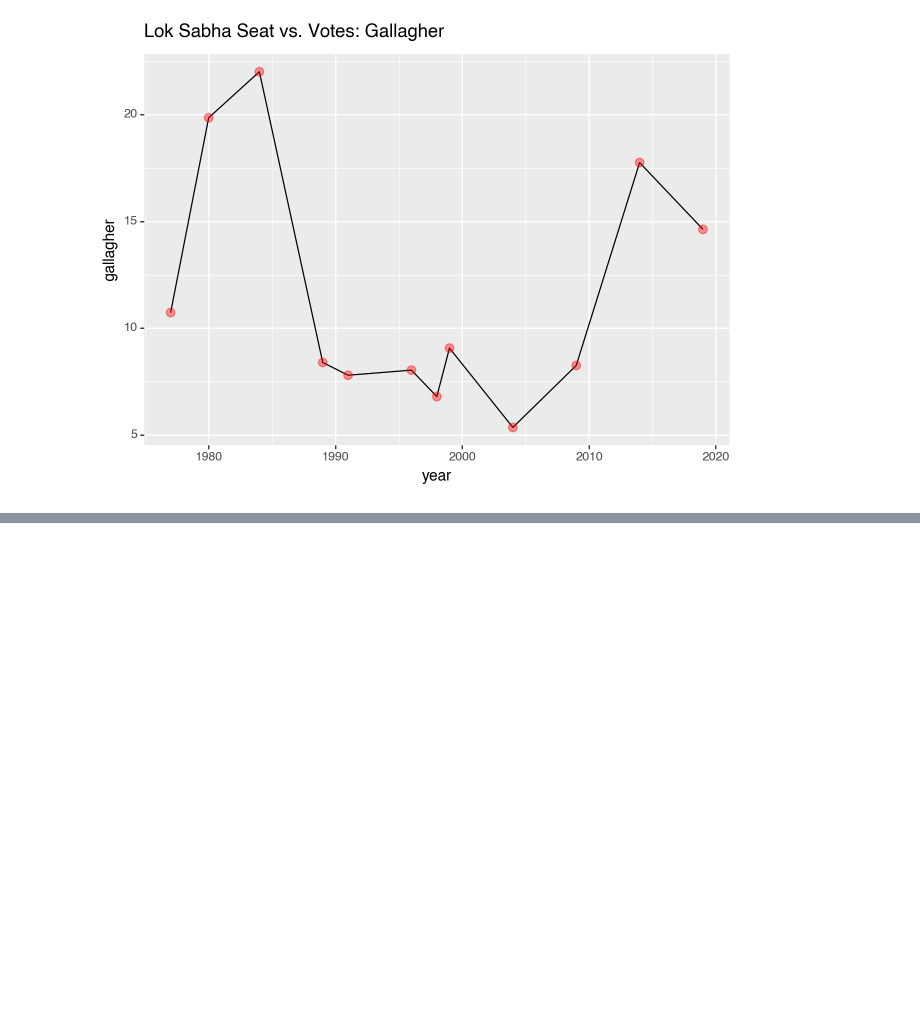
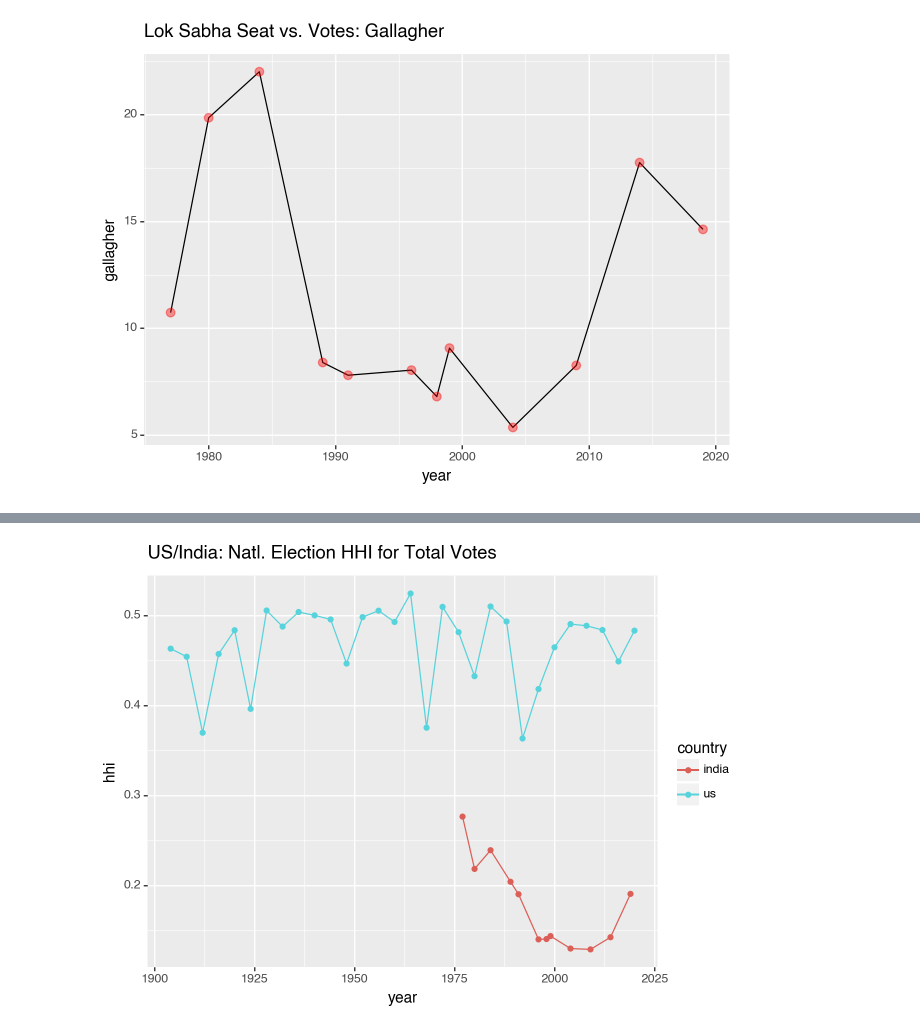
Before and after one commit to bansalr/election_metrics, a Jupyter notebook: notebooks/Electoral_Metrics.ipynb, the cells around one changed output, grey strips where cells are left out. Drawn from its saved outputs; the diff is of its cells as text; code cells hidden in the pictures; blank space fills up the shorter version.

```diff
--- a/notebooks/Electoral_Metrics.ipynb
+++ b/notebooks/Electoral_Metrics.ipynb
@@ -115,0 +128,7 @@ print(g1)
+# %%
+g1 = plot_duo(pd.DataFrame({'year': india_outputs['measures']['year'],**india_outputs['measures']['total_votes']}),
+         pd.DataFrame({'year': us_outputs['measures']['year'],**us_outputs['measures']['total_votes']}),
+         "US/India: Natl. Election HHI for Total Votes", measure='hhi')
+print(g1)
+# %% [output]
+[figure, added]
```
Also changed, not shown: parts of 6 cells of this notebook, 5 other files.
